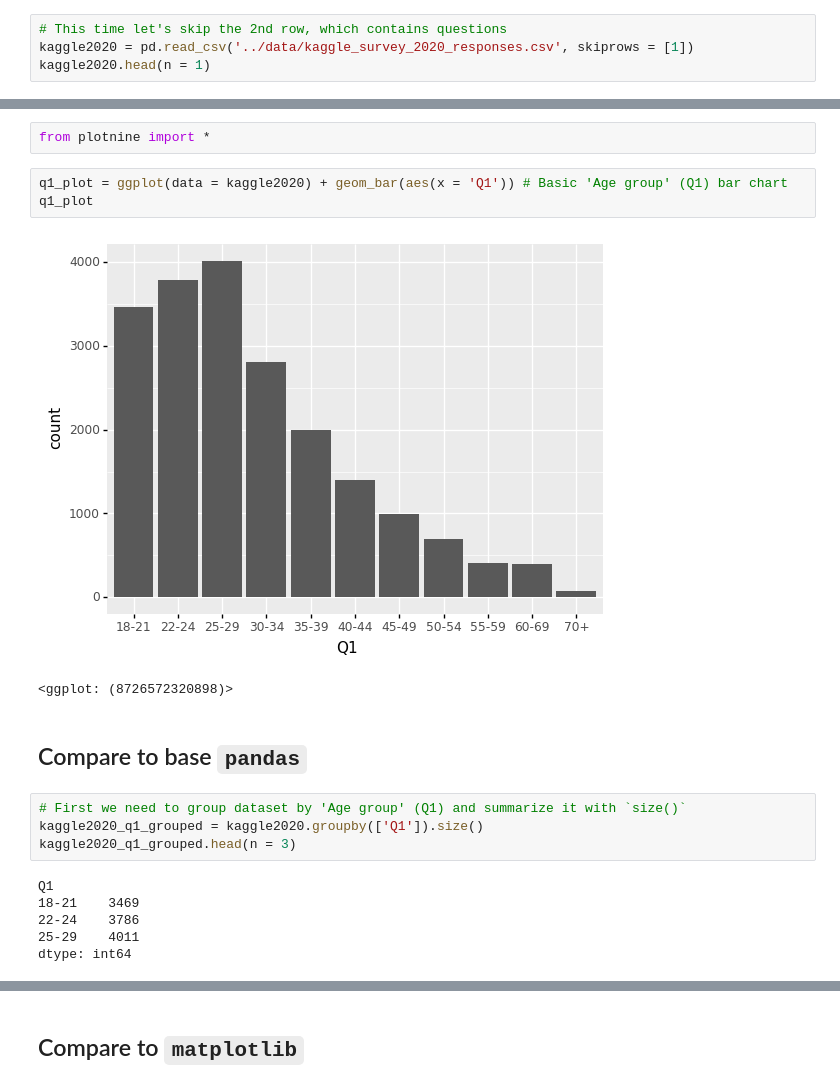
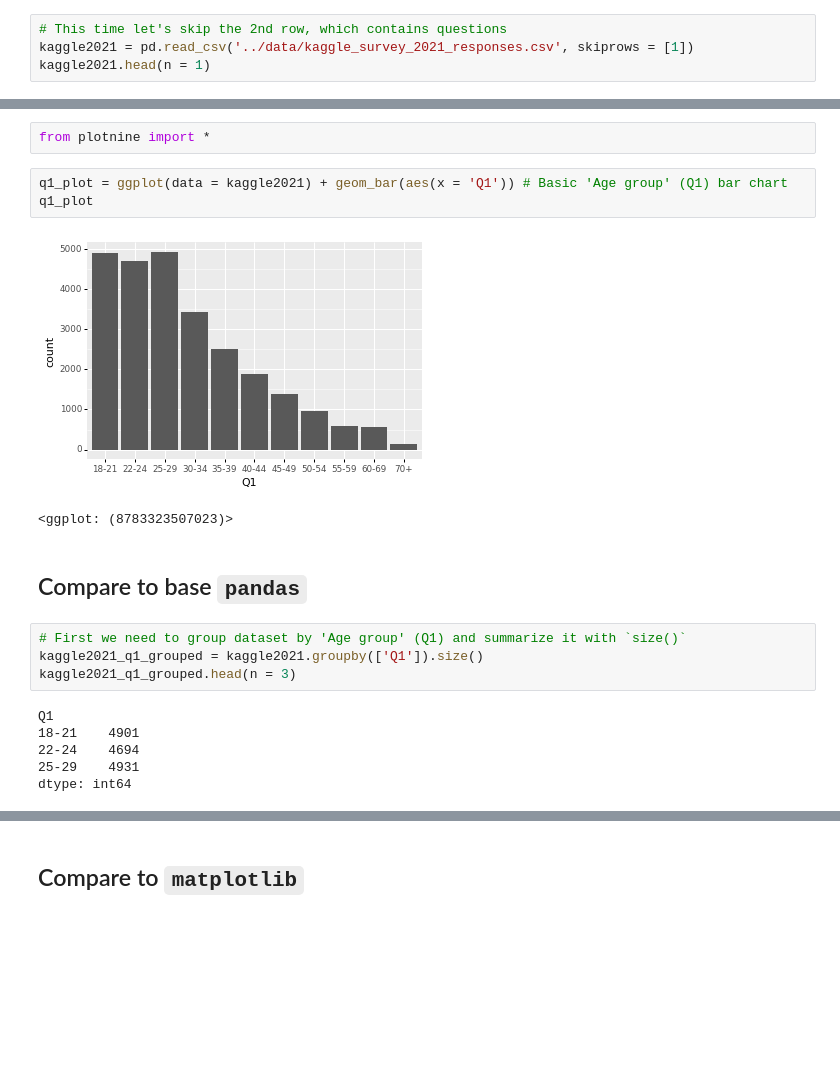
Before and after one commit to tpaskhalis/RECSM_Introduction_Python, a Jupyter notebook: lectures/04_data.ipynb, the cells around one changed output, grey strips where cells are left out. Cells and saved outputs as stored; diff of their text form; blank space fills up the shorter version.

```diff
--- a/lectures/04_data.ipynb
+++ b/lectures/04_data.ipynb
@@ -31,7 +35,7 @@ Source: [Stevens (1946)](https://doi.org/10.1126/science.103.2684.677)
 import pandas as pd
 # %%
 # This time let's skip the 2nd row, which contains questions
-kaggle2020 = pd.read_csv('../data/kaggle_survey_2020_responses.csv', skiprows = [1])
-kaggle2020.head(n = 1)
+kaggle2021 = pd.read_csv('../data/kaggle_survey_2021_responses.csv', skiprows = [1])
+kaggle2021.head(n = 1)
 # %% [output]
 |  | Time from Start to Finish (seconds) | Q1 | Q2 | Q3 | Q4 | Q5 | Q6 | Q7_Part_1 | Q7_Part_2 | ... |
@@ -255,21 +259,21 @@ ggplot(data = <DATA>, mapping = aes(<MAPPINGS>)) +\
 # %%
 from plotnine import *
 # %%
-q1_plot = ggplot(data = kaggle2020) + geom_bar(aes(x = 'Q1')) # Basic 'Age group' (Q1) bar chart
+q1_plot = ggplot(data = kaggle2021) + geom_bar(aes(x = 'Q1')) # Basic 'Age group' (Q1) bar chart
 q1_plot
 # %% [output]
-[figure, old version]
+[figure, new version]
-<ggplot: (8726572320898)>
+<ggplot: (8783323507023)>
 # %% [markdown]
 ## Compare to base `pandas`
 # %%
 # First we need to group dataset by 'Age group' (Q1) and summarize it with `size()`
-kaggle2020_q1_grouped = kaggle2020.groupby(['Q1']).size()
-kaggle2020_q1_grouped.head(n = 3)
+kaggle2021_q1_grouped = kaggle2021.groupby(['Q1']).size()
+kaggle2021_q1_grouped.head(n = 3)
 # %% [output]
 Q1
-18-21    3469
-22-24    3786
-25-29    4011
+18-21    4901
+22-24    4694
+25-29    4931
 dtype: int64
 # %%
```
Also changed, not shown: parts of 18 cells of this notebook, 3 other files.
